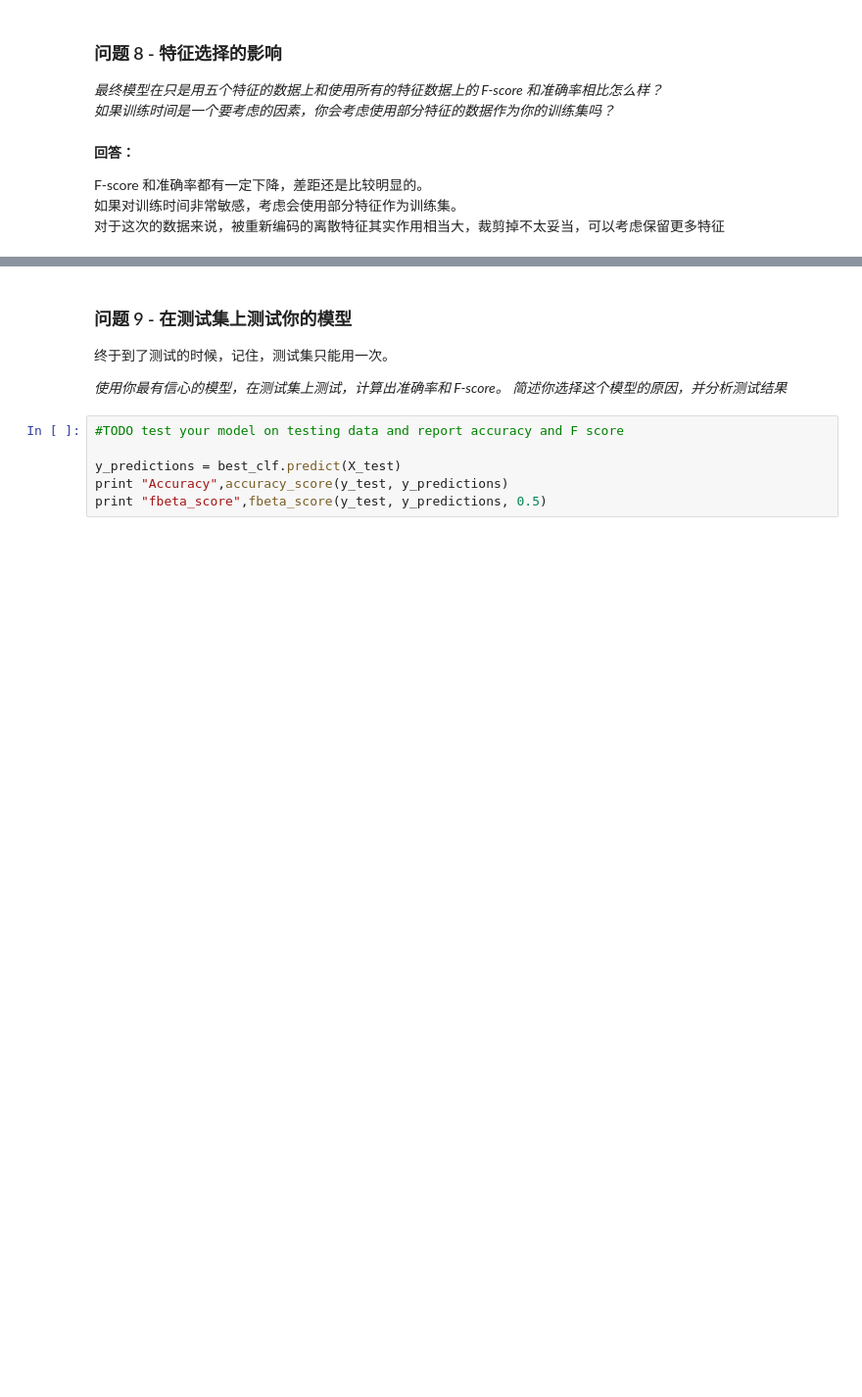
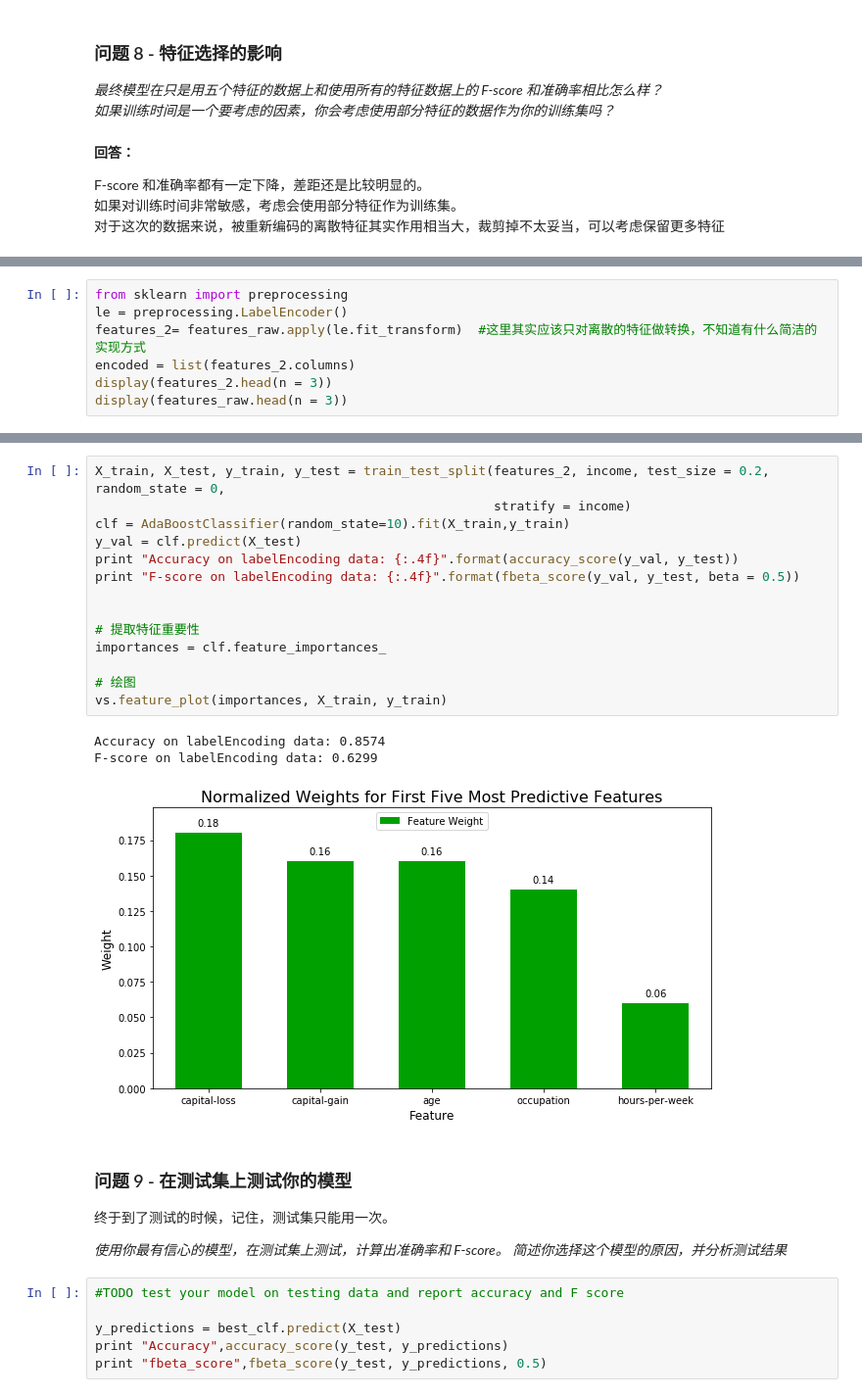
Before and after one commit to MilesGuan/UdaMachineLearning, a Jupyter notebook: finding_donors/finding_donors.ipynb, the cells around one changed output, grey strips where cells are left out. Shown: that part at 98% size. Saved outputs shown, nothing was run; the diff lists cells and outputs as text; blank space fills up the shorter version.

```diff
--- a/finding_donors/finding_donors.ipynb
+++ b/finding_donors/finding_donors.ipynb
@@ -706,0 +715,7 @@ F-score 和准确率都有一定下降，差距还是比较明显的。
+# %%
+from sklearn import preprocessing
+le = preprocessing.LabelEncoder()
+features_2= features_raw.apply(le.fit_transform)  #这里其实应该只对离散的特征做转换，不知道有什么简洁的实现方式
+encoded = list(features_2.columns)
+display(features_2.head(n = 3))
+display(features_raw.head(n = 3))
@@ -707,3 +731,21 @@ F-score 和准确率都有一定下降，差距还是比较明显的。
+# %%
+X_train, X_test, y_train, y_test = train_test_split(features_2, income, test_size = 0.2, random_state = 0,
+                                                    stratify = income)
+clf = AdaBoostClassifier(random_state=10).fit(X_train,y_train)
+y_val = clf.predict(X_test)
+print "Accuracy on labelEncoding data: {:.4f}".format(accuracy_score(y_val, y_test))
+print "F-score on labelEncoding data: {:.4f}".format(fbeta_score(y_val, y_test, beta = 0.5))
+
+
+# 提取特征重要性
+importances = clf.feature_importances_
+
+# 绘图
+vs.feature_plot(importances, X_train, y_train)
+# %% [output]
+Accuracy on labelEncoding data: 0.8574
+F-score on labelEncoding data: 0.6299
+[figure, added]
 # %% [markdown]
 ### 问题 9 - 在测试集上测试你的模型
 
```
Also changed, not shown: parts of 6 cells of this notebook, 1 other file.
